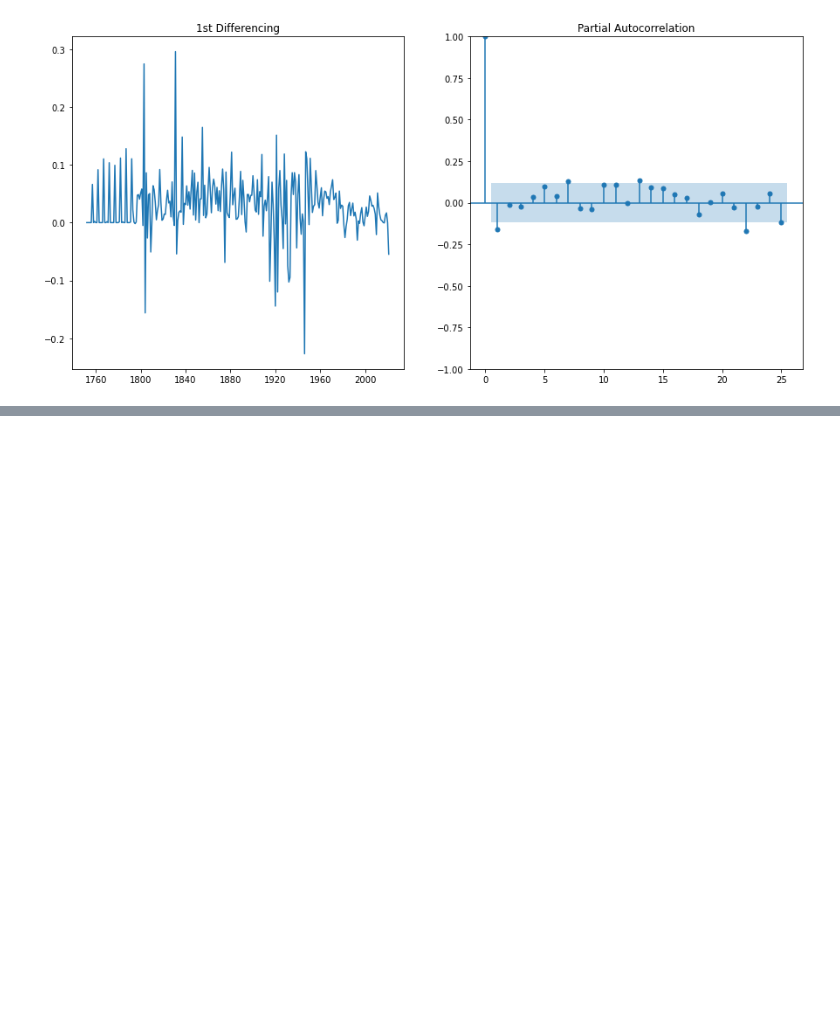
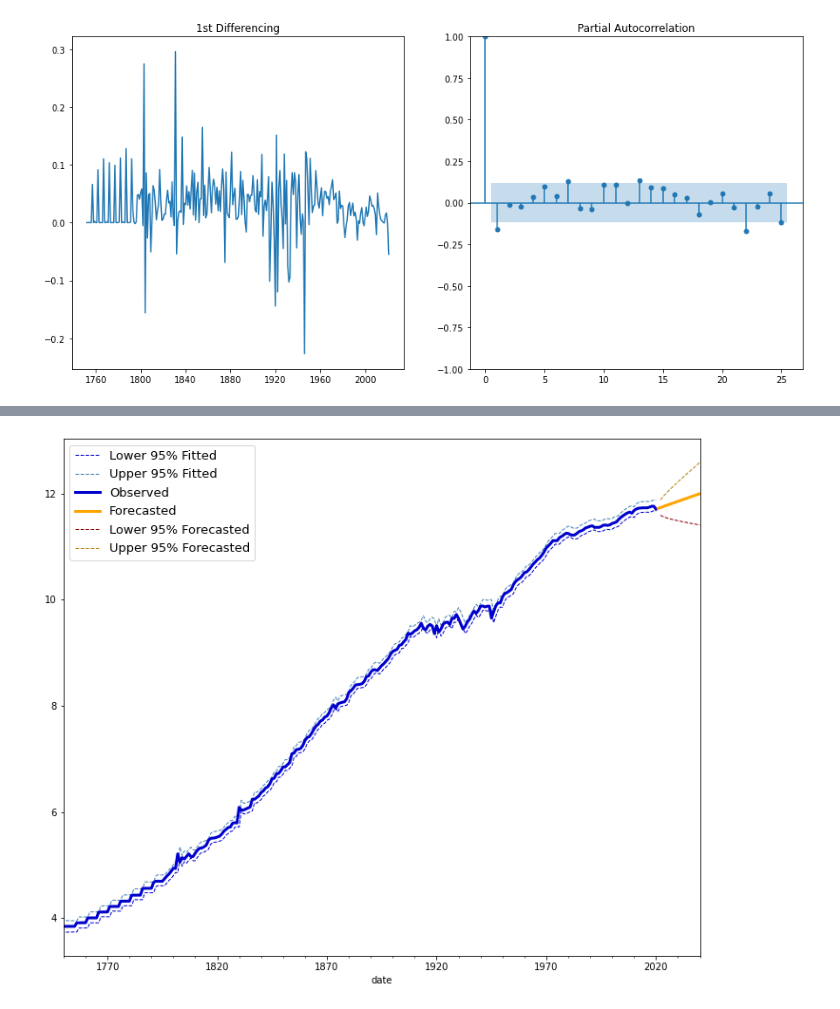
Before and after one commit to cristian-castro-a/World_CO2_Emissions_Forecasting, a Jupyter notebook: World CO2 Forecasting - Cristian Castro.ipynb, the cells around one changed output, grey strips where cells are left out. Cells and saved outputs as stored; diff of their text form; code cells hidden in the pictures; blank space fills up the shorter version.

```diff
--- a/World CO2 Forecasting - Cristian Castro.ipynb
+++ b/World CO2 Forecasting - Cristian Castro.ipynb
@@ -184,0 +247,5 @@ plt.show()
+# %%
+# Predictions
+predict = model_fit.get_prediction()
+predict_ci = predict.conf_int()
+predict_ci.describe().T
@@ -184,0 +262,5 @@ plt.show()
+# %%
+forecast_int = model_fit.get_forecast(steps = 20, alpha=0.05)
+forecast_val = model_fit.forecast(steps = 20, alpha=0.05)
+forecast_int_val = forecast_int.conf_int()
+forecast_int_val
@@ -184,0 +285,35 @@ plt.show()
+# %%
+# Actual vs Predicted
+fig, ax = plt.subplots(figsize = (12,10))
+predict_ci['lower logco2'].iloc[1:].plot(linewidth = 1,
+                                         color = 'mediumblue',
+                                         ax = ax,
+                                         label = 'Lower 95% Fitted',
+                                         style = '--')
+predict_ci['upper logco2'].iloc[1:].plot(linewidth = 1,
+                                         color = 'steelblue',
+                                         ax = ax,
+                                         label = 'Upper 95% Fitted',
+                                         style = '--')
+df['logco2'].plot(linewidth = 3,
+                  color = 'mediumblue',
+                  ax = ax,
+                  label = 'Observed')
+forecast_val.plot(linewidth = 3,
+                  color = 'orange',
+                  ax = ax,
+                  label = 'Forecasted')
+forecast_int_val['lower logco2'].iloc[1:].plot(linewidth = 1,
+                                               color = 'darkred',
+                                               ax = ax,
+                                               label = 'Lower 95% Forecasted',
+                                               style = '--')
+forecast_int_val['upper logco2'].iloc[1:].plot(linewidth = 1,
+                                               color = 'darkgoldenrod',
+                                               ax = ax,
+                                               label = 'Upper 95% Forecasted',
+                                               style = '--')
+plt.legend(fontsize = 13)
+plt.show()
+# %% [output]
+[figure, added]
```
Also changed, not shown: parts of 9 cells of this notebook.
